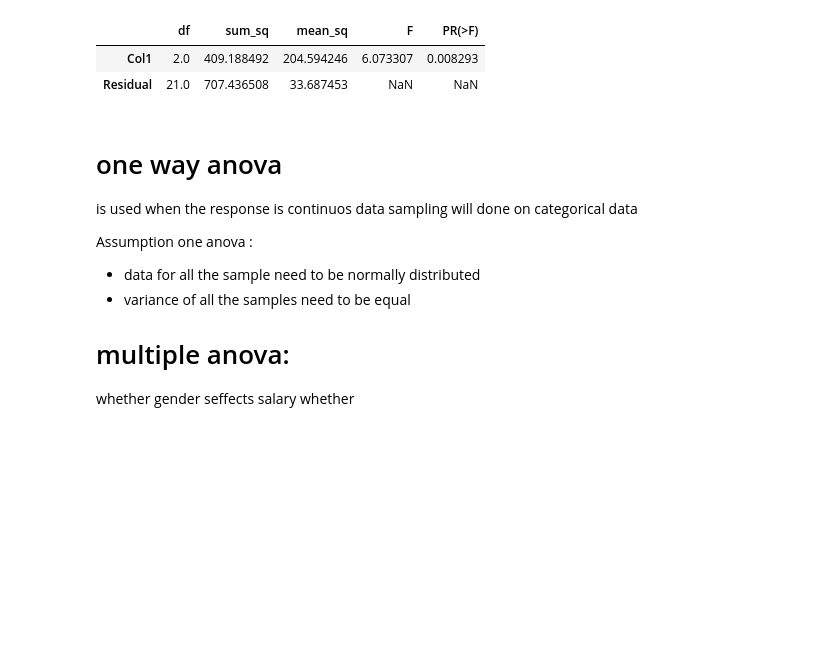
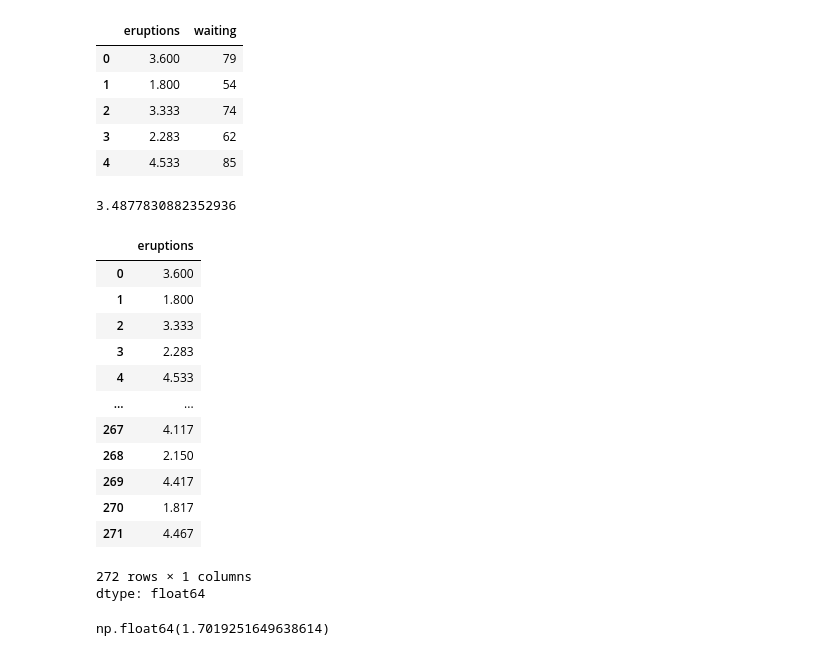
Before and after one commit to chaitanysaraswat/Advanced-Analytics-Using-Statistics, a Jupyter notebook: lecture10.ipynb, the cells around one changed output. Saved outputs shown, nothing was run; the diff lists cells and outputs as text; code cells hidden in the pictures; blank space fills up the shorter version.

```diff
--- a/lecture10.ipynb
+++ b/lecture10.ipynb
@@ -245,25 +2,0 @@ mean squared=sample stats/degree of freedom
-# %%
-import statsmodels.api as sm
-from statsmodels.formula.api import ols
-mod1=ols('Col2 ~ Col1',df).fit()
-tbl=sm.stats.anova_lm(mod1)
-tbl
-# %% [output]
-|  | df | sum_sq | mean_sq | F | PR(>F) |
-| Col1 | 2.0 | 409.188492 | 204.594246 | 6.073307 | 0.008293 |
-| Residual | 21.0 | 707.436508 | 33.687453 | NaN | NaN |
-# %% [markdown]
-# one way anova
-
-is used when the response is continuos data
-sampling will done on categorical data
-
-Assumption one anova :
-
-- data for all the sample need to be normally distributed
-- variance of all the samples need to be equal
-
-# multiple anova:
-
-whether gender seffects salary
-whether
@@ -273,0 +26,10 @@ lake=["R","D","R","D","R","D","R","D","R","D","R","D"]
+# %%
+df=pd.read_excel('/content/drive/MyDrive/My pitch/CDAC_DataBook.xlsx',sheet_name='faithful')
+df.head()
+# %% [output]
+|  | eruptions | waiting |
+| 0 | 3.600 | 79 |
+| 1 | 1.800 | 54 |
+| 2 | 3.333 | 74 |
+| 3 | 2.283 | 62 |
+| 4 | 4.533 | 85 |
@@ -273,0 +41,28 @@ lake=["R","D","R","D","R","D","R","D","R","D","R","D"]
+# %%
+erupt=df.eruptions
+xbar=np.mean(erupt)
+n=len(erupt)
+sd=np.std(erupt,ddof=1)
+print(xbar)
+erupt
+# %% [output]
+3.4877830882352936
+|  | eruptions |
+| 0 | 3.600 |
+| 1 | 1.800 |
+| 2 | 3.333 |
+| 3 | 2.283 |
+| 4 | 4.533 |
+| ... | ... |
+| 267 | 4.117 |
+| 268 | 2.150 |
+| 269 | 4.417 |
+| 270 | 1.817 |
+| 271 | 4.467 |
+272 rows × 1 columns
+dtype: float64
+# %%
+z=(xbar-3.37)/(sd/n**0.5)
+z
+# %% [output]
+np.float64(1.7019251649638614)
```
Also changed, not shown: parts of 102 cells of this notebook.
